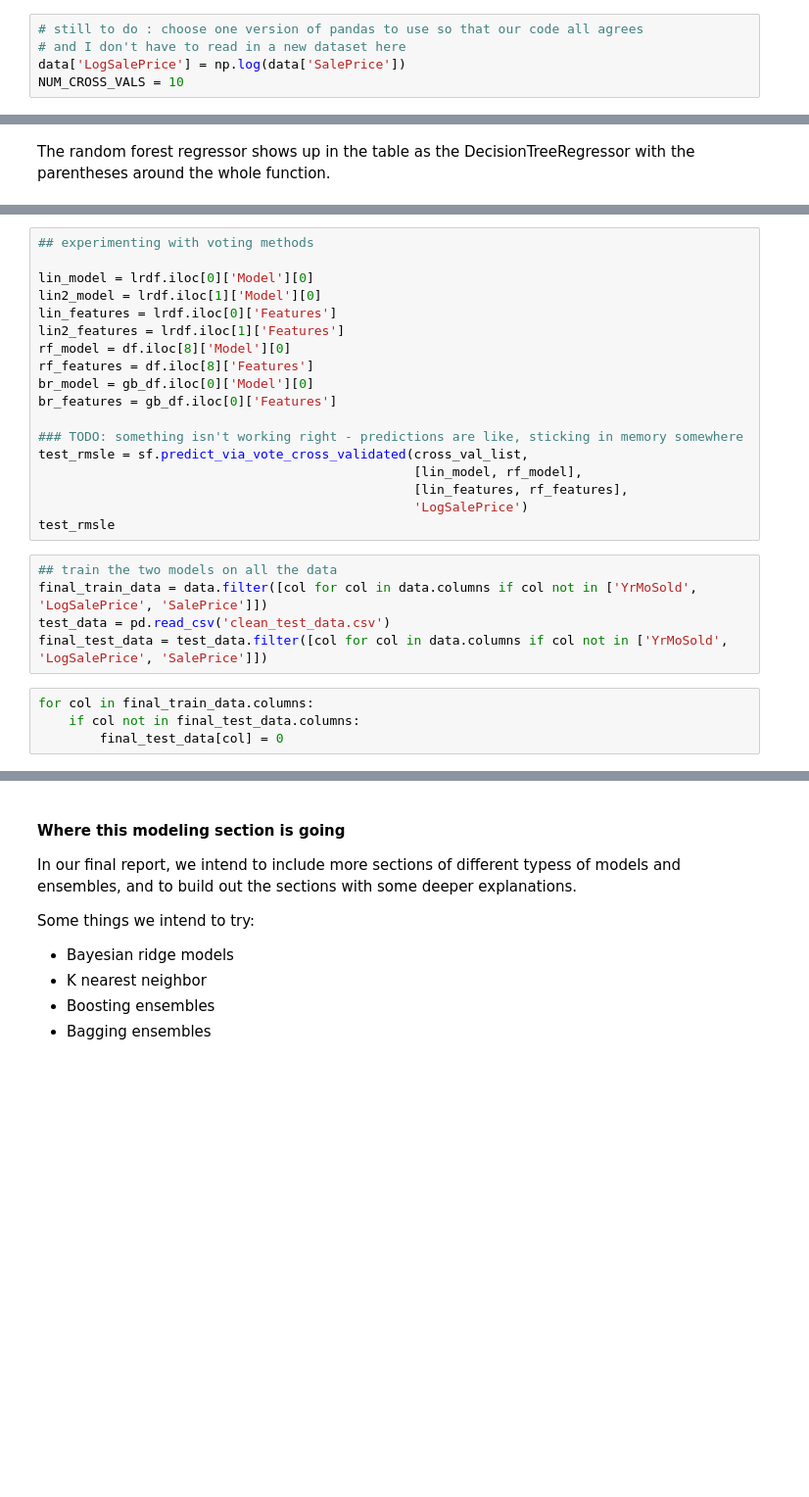
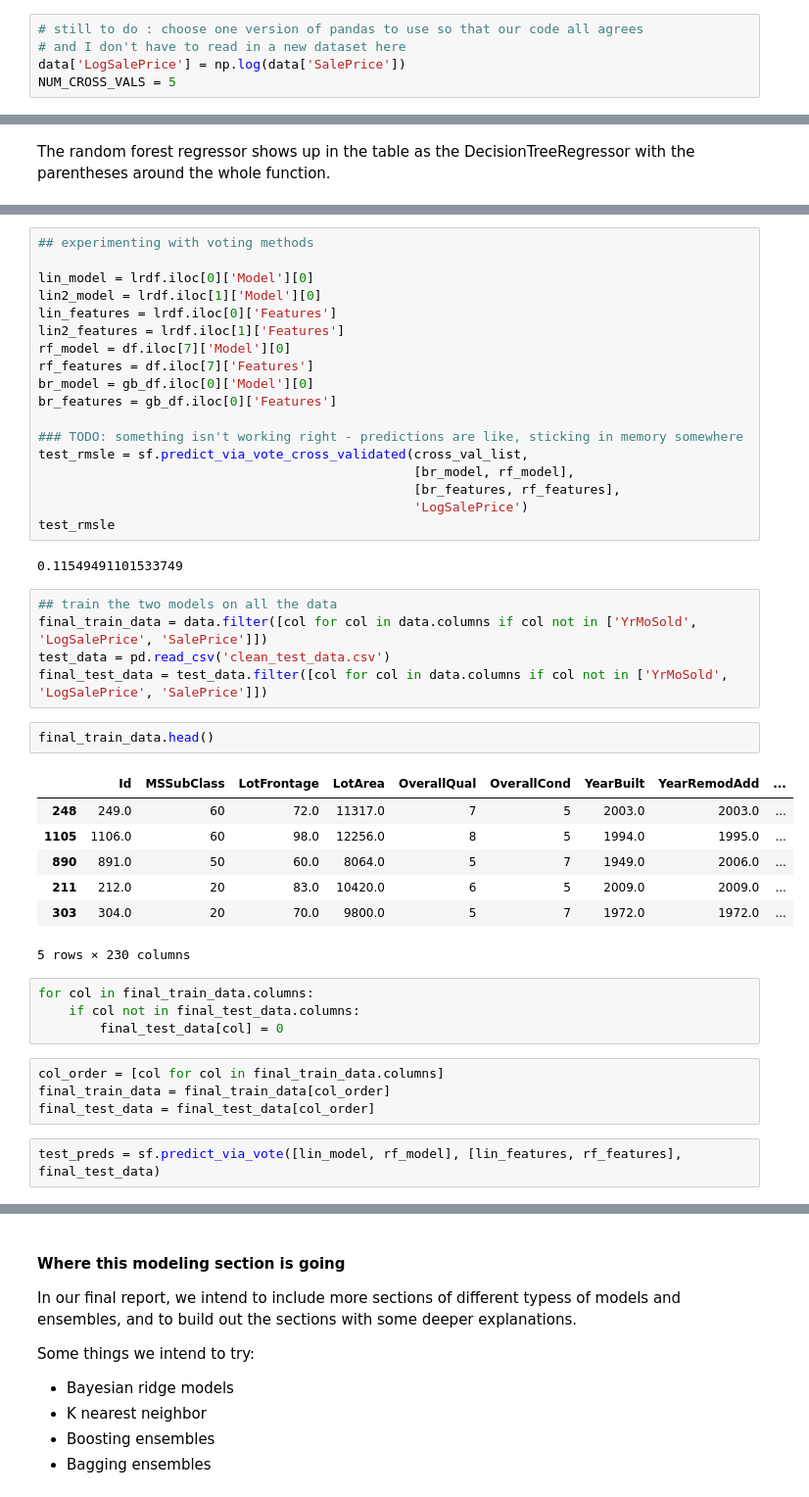
Before and after one commit to emrapport/w207_final_proj, a Jupyter notebook: Working Final Notebook.ipynb, the cells around one changed output, grey strips where cells are left out. Shown: that part at 98% size. Drawn from its saved outputs; the diff is of its cells as text; blank space fills up the shorter version.

```diff
--- a/Working Final Notebook.ipynb
+++ b/Working Final Notebook.ipynb
@@ -333,7 +407,7 @@ Note that we do not split out the dev data using the most recent years, which wo
 # still to do : choose one version of pandas to use so that our code all agrees
 # and I don't have to read in a new dataset here
 data['LogSalePrice'] = np.log(data['SalePrice'])
-NUM_CROSS_VALS = 10
+NUM_CROSS_VALS = 5
 # %%
 # get the list of different cross val splits
 cross_val_list = []
@@ -424,23 +538,41 @@ lin_model = lrdf.iloc[0]['Model'][0]
 lin2_model = lrdf.iloc[1]['Model'][0]
 lin_features = lrdf.iloc[0]['Features']
 lin2_features = lrdf.iloc[1]['Features']
-rf_model = df.iloc[8]['Model'][0]
-rf_features = df.iloc[8]['Features']
+rf_model = df.iloc[7]['Model'][0]
+rf_features = df.iloc[7]['Features']
 br_model = gb_df.iloc[0]['Model'][0]
 br_features = gb_df.iloc[0]['Features']
 
 ### TODO: something isn't working right - predictions are like, sticking in memory somewhere
 test_rmsle = sf.predict_via_vote_cross_validated(cross_val_list,
-                                                 [lin_model, rf_model],
-                                                 [lin_features, rf_features],
+                                                 [br_model, rf_model],
+                                                 [br_features, rf_features],
                                                  'LogSalePrice')
 test_rmsle
+# %% [output]
+0.11549491101533749
 # %%
 ## train the two models on all the data
 final_train_data = data.filter([col for col in data.columns if col not in ['YrMoSold', 'LogSalePrice', 'SalePrice']])
 test_data = pd.read_csv('clean_test_data.csv')
 final_test_data = test_data.filter([col for col in data.columns if col not in ['YrMoSold', 'LogSalePrice', 'SalePrice']])
+# %%
+final_train_data.head()
+# %% [output]
+|  | Id | MSSubClass | LotFrontage | LotArea | OverallQual | OverallCond | YearBuilt | YearRemodAdd | ... |
+| 248 | 249.0 | 60 | 72.0 | 11317.0 | 7 | 5 | 2003.0 | 2003.0 | ... |
+| 1105 | 1106.0 | 60 | 98.0 | 12256.0 | 8 | 5 | 1994.0 | 1995.0 | ... |
+| 890 | 891.0 | 50 | 60.0 | 8064.0 | 5 | 7 | 1949.0 | 2006.0 | ... |
+| 211 | 212.0 | 20 | 83.0 | 10420.0 | 6 | 5 | 2009.0 | 2009.0 | ... |
+| 303 | 304.0 | 20 | 70.0 | 9800.0 | 5 | 7 | 1972.0 | 1972.0 | ... |
+5 rows × 230 columns
 # %%
 for col in final_train_data.columns:
     if col not in final_test_data.columns:
         final_test_data[col] = 0
+# %%
+col_order = [col for col in final_train_data.columns]
+final_train_data = final_train_data[col_order]
+final_test_data = final_test_data[col_order]
+# %%
+test_preds = sf.predict_via_vote([lin_model, rf_model], [lin_features, rf_features], final_test_data)
```
Also changed, not shown: parts of 23 cells of this notebook.
